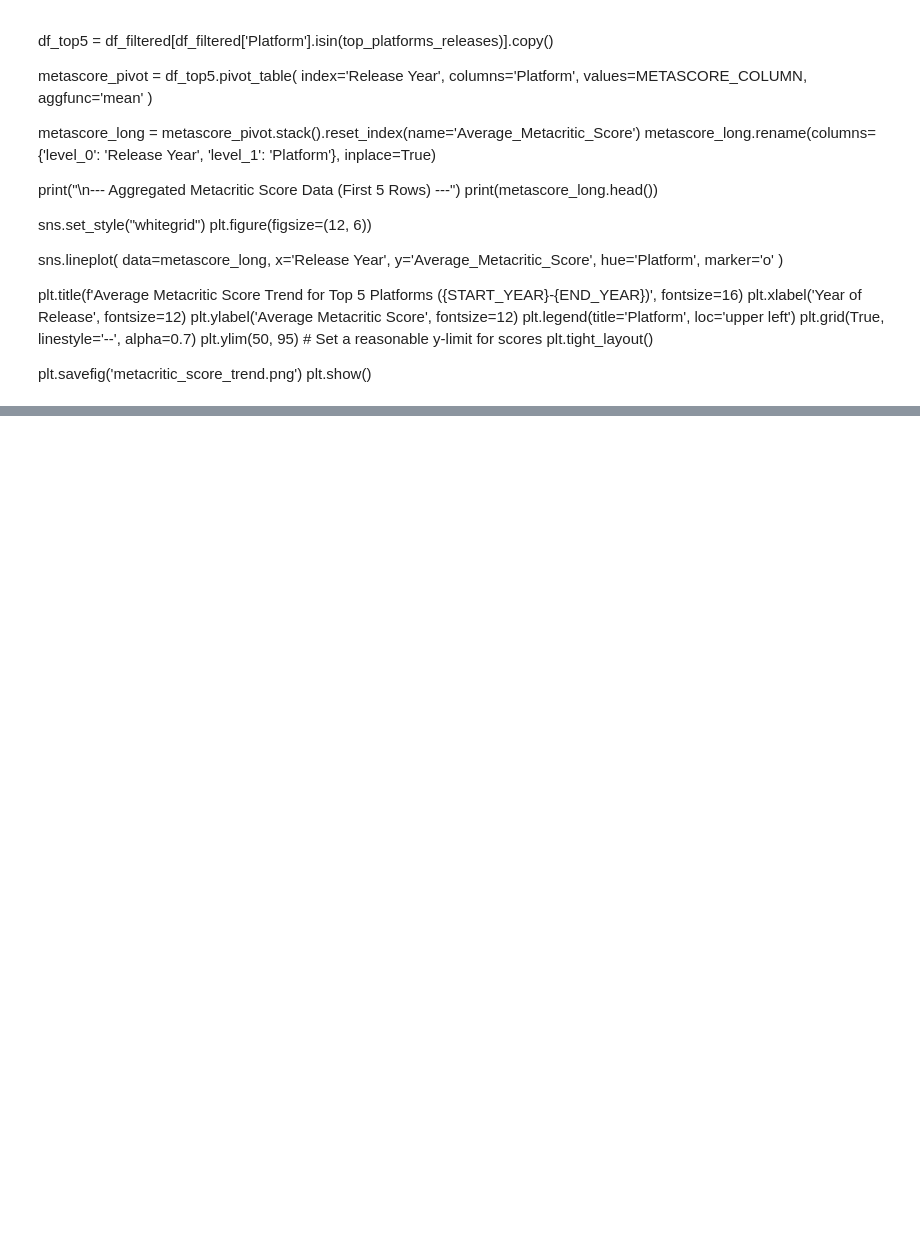
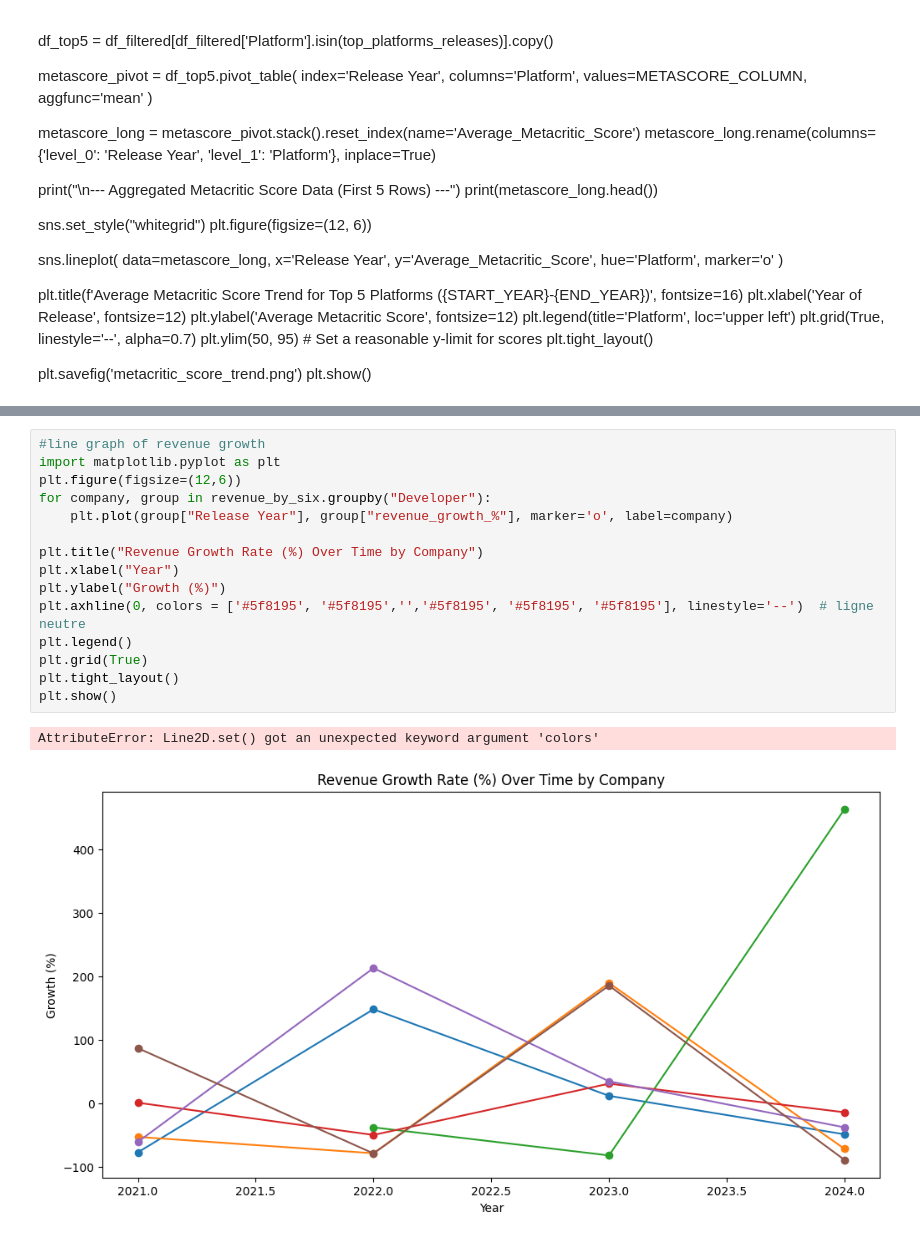
Before and after one commit to tomapasta/first_project, a Jupyter notebook: notebooks/Clean_Data_Ako.ipynb, the cells around one changed output, grey strips where cells are left out. Saved outputs shown, nothing was run; the diff lists cells and outputs as text; blank space fills up the shorter version.

```diff
--- a/notebooks/Clean_Data_Ako.ipynb
+++ b/notebooks/Clean_Data_Ako.ipynb
@@ -282,0 +430,18 @@ plt.show()
+# %%
+#line graph of revenue growth
+import matplotlib.pyplot as plt
+plt.figure(figsize=(12,6))
+for company, group in revenue_by_six.groupby("Developer"):
+    plt.plot(group["Release Year"], group["revenue_growth_%"], marker='o', label=company)
+
+plt.title("Revenue Growth Rate (%) Over Time by Company")
+plt.xlabel("Year")
+plt.ylabel("Growth (%)")
+plt.axhline(0, colors = ['#5f8195', '#5f8195','','#5f8195', '#5f8195', '#5f8195'], linestyle='--')  # ligne neutre
+plt.legend()
+plt.grid(True)
+plt.tight_layout()
+plt.show()
+# %% [output]
+AttributeError: Line2D.set() got an unexpected keyword argument 'colors'
+[figure, added]
```
Also changed, not shown: parts of 6 cells of this notebook, 7 other files.
